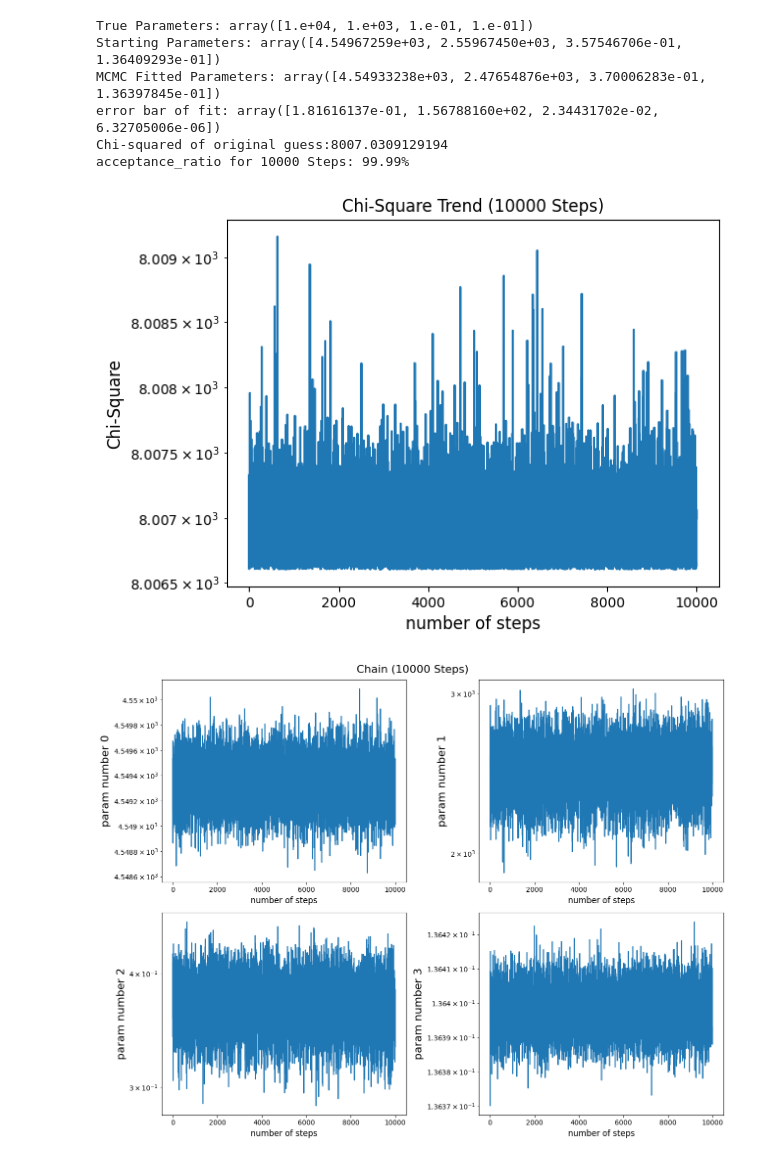
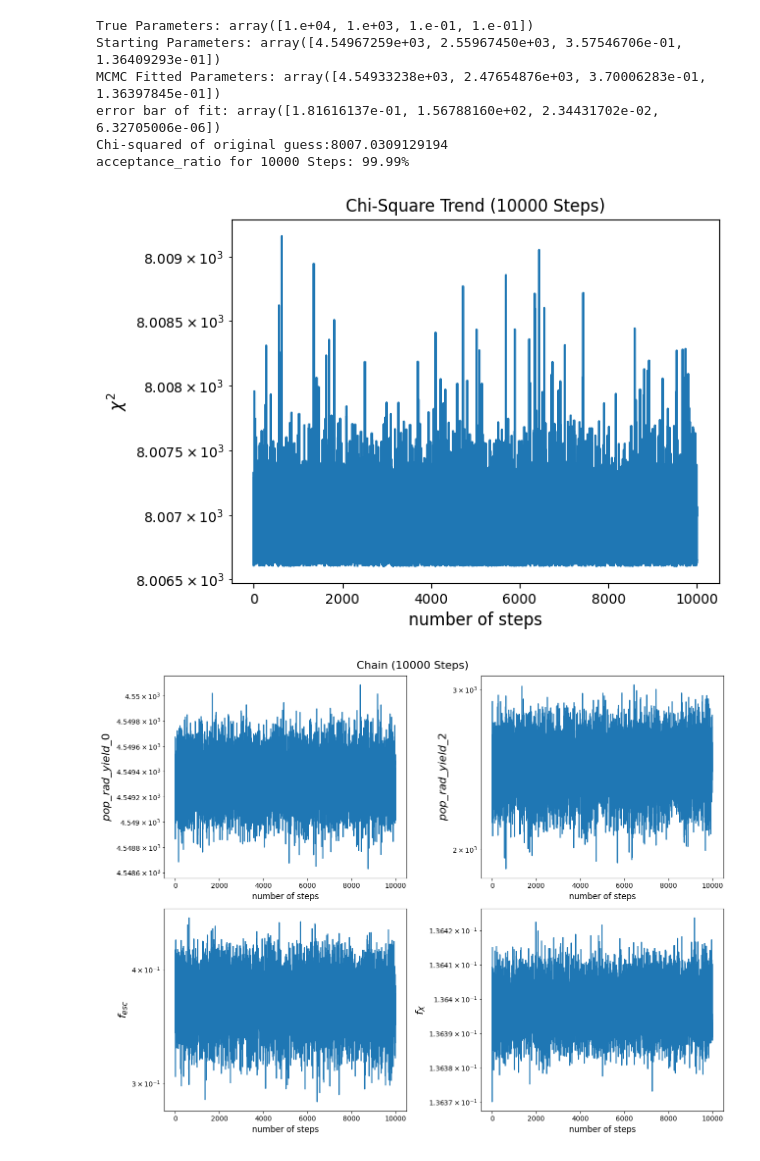
Before and after one commit to aryana-haghjoo/My-Project, a Jupyter notebook: code_final/edges/mcmc_on_samples.ipynb, the cells around one changed output. Saved outputs shown, nothing was run; the diff lists cells and outputs as text; code cells hidden in the pictures.

```diff
--- a/code_final/edges/mcmc_on_samples.ipynb
+++ b/code_final/edges/mcmc_on_samples.ipynb
@@ -90,39 +91,39 @@ acceptance_ratio for 10000 Steps: 99.99%
 # %%
 plt.semilogy(cs)
 plt.xlabel('number of steps', fontsize=12)
 plt.title ('Chi-Square Trend (%d Steps)'%nstep, fontsize=12)
-plt.ylabel('Chi-Square', fontsize=12)
+plt.ylabel('$\chi^2$', fontsize=12)
 plt.savefig('csq_trend.png')
 plt.show()
 # %% [output]
-[figure, old version]
+[figure, new version]
 # %%
 fig3, ax_list = plt.subplots(2, 2, figsize=(13,10))
 fig3.suptitle('Chain (%d Steps)'%nstep, fontsize=16)
 ax_list[0, 0].semilogy(params[:,0])
 #ax_list[0, 0].set_ylim(bottom=9.999E3, top=1.0001E4)
-ax_list[0, 0].set_ylabel('param number 0', fontsize=16)
+ax_list[0, 0].set_ylabel('$pop\_rad\_yield\_0$', fontsize=16)
 ax_list[0, 0].set_xlabel('number of steps', fontsize=12)
 
 ax_list[0, 1].semilogy(params[:,1])
 #ax_list[0, 1].set_ylim(bottom= 9.997E4, top=1.001E5)
-ax_list[0, 1].set_ylabel('param number 1', fontsize=16)
+ax_list[0, 1].set_ylabel('$pop\_rad\_yield\_2$', fontsize=16)
 ax_list[0, 1].set_xlabel('number of steps', fontsize=12)
 
 ax_list[1, 0].semilogy(params[:,2])
 #ax_list[1, 0].set_ylim(bottom=1.699, top=1.701)
-ax_list[1, 0].set_ylabel('param number 2', fontsize=16)
+ax_list[1, 0].set_ylabel('$f_{esc}$', fontsize=16)
 ax_list[1, 0].set_xlabel('number of steps', fontsize=12)
 
 ax_list[1, 1].semilogy(params[:,3])
 #ax_list[1, 1].set_ylim(bottom=9.99E-2, top= 1.001E-1)
-ax_list[1, 1].set_ylabel('param number 3', fontsize=16)
+ax_list[1, 1].set_ylabel('$f_X$', fontsize=16)
 ax_list[1, 1].set_xlabel('number of steps', fontsize=12)
 plt.tight_layout()
 plt.savefig('chain.png')
 plt.show()
 # %% [output]
-[figure, old version]
+[figure, new version]
 # %%
 #Fourier Transform
 ps = np.zeros((nstep, param_length))
```
Also changed, not shown: parts of 3 cells of this notebook, 50 other files.
